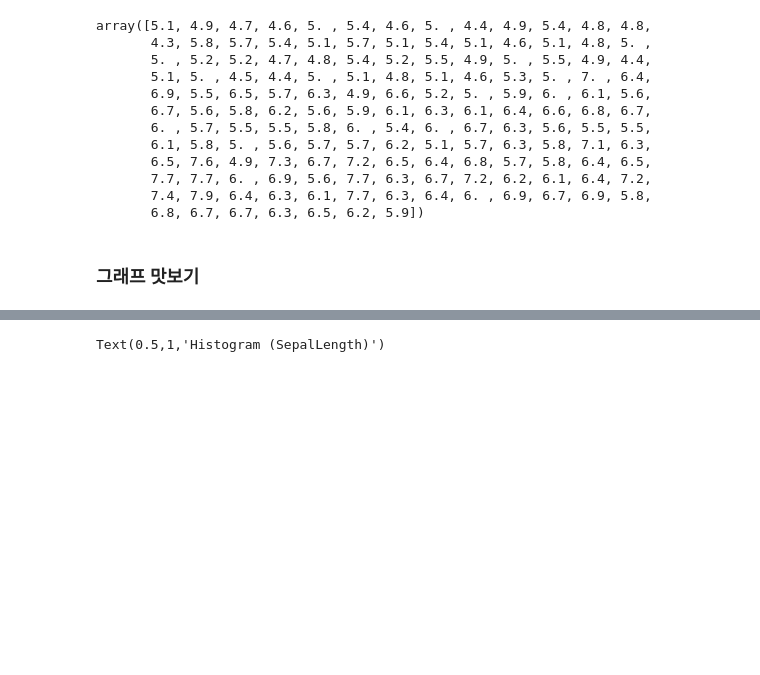
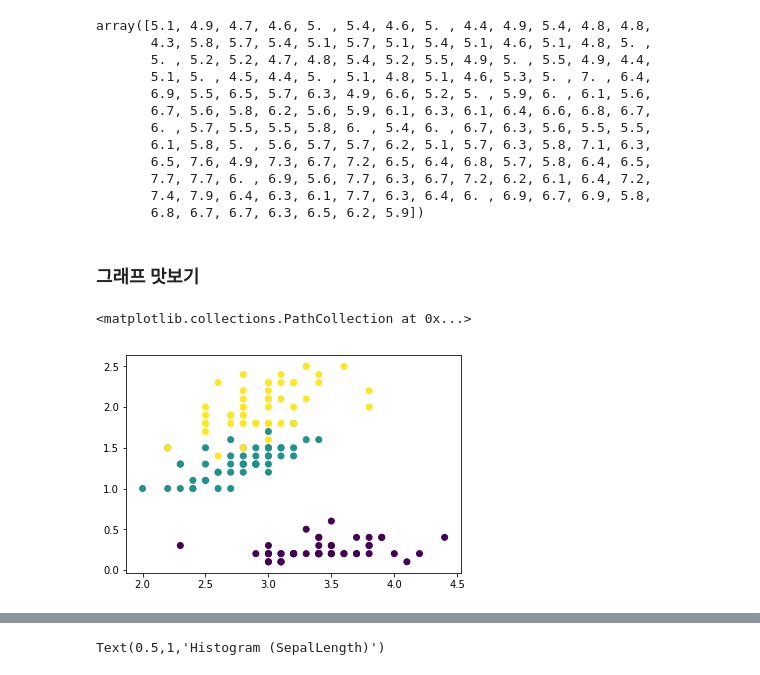
Before and after one commit to gubosd/lecture13, a Jupyter notebook: 데이터분석/02_numpy_04_잘라내기.ipynb, the cells around one changed output, grey strips where cells are left out. Saved outputs shown, nothing was run; the diff lists cells and outputs as text; code cells hidden in the pictures; blank space fills up the shorter version.

```diff
--- a/데이터분석/02_numpy_04_잘라내기.ipynb
+++ b/데이터분석/02_numpy_04_잘라내기.ipynb
@@ -1160,4 +1362,9 @@ array([5.1, 4.9, 4.7, 4.6, 5. , 5.4, 4.6, 5. , 4.4, 4.9, 5.4, 4.8, 4.8,
        6.8, 6.7, 6.7, 6.3, 6.5, 6.2, 5.9])
 # %% [markdown]
 ### 그래프 맛보기
+# %%
+plt.scatter(iris[:,1], iris[:,3], c=iris[:,-1])
+# %% [output]
+<matplotlib.collections.PathCollection at 0x...>
+[figure, added]
 # %%
```
Also changed, not shown: parts of 104 cells of this notebook, 1 other file.
